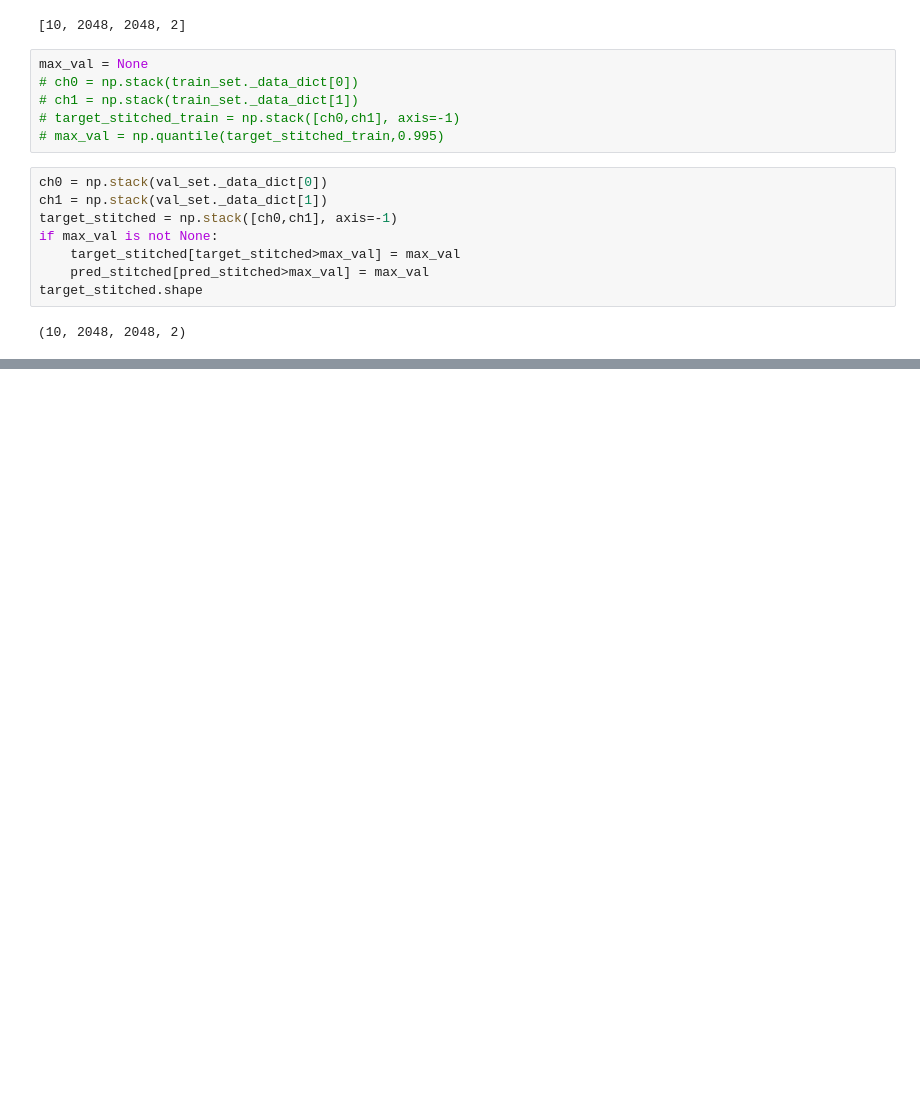
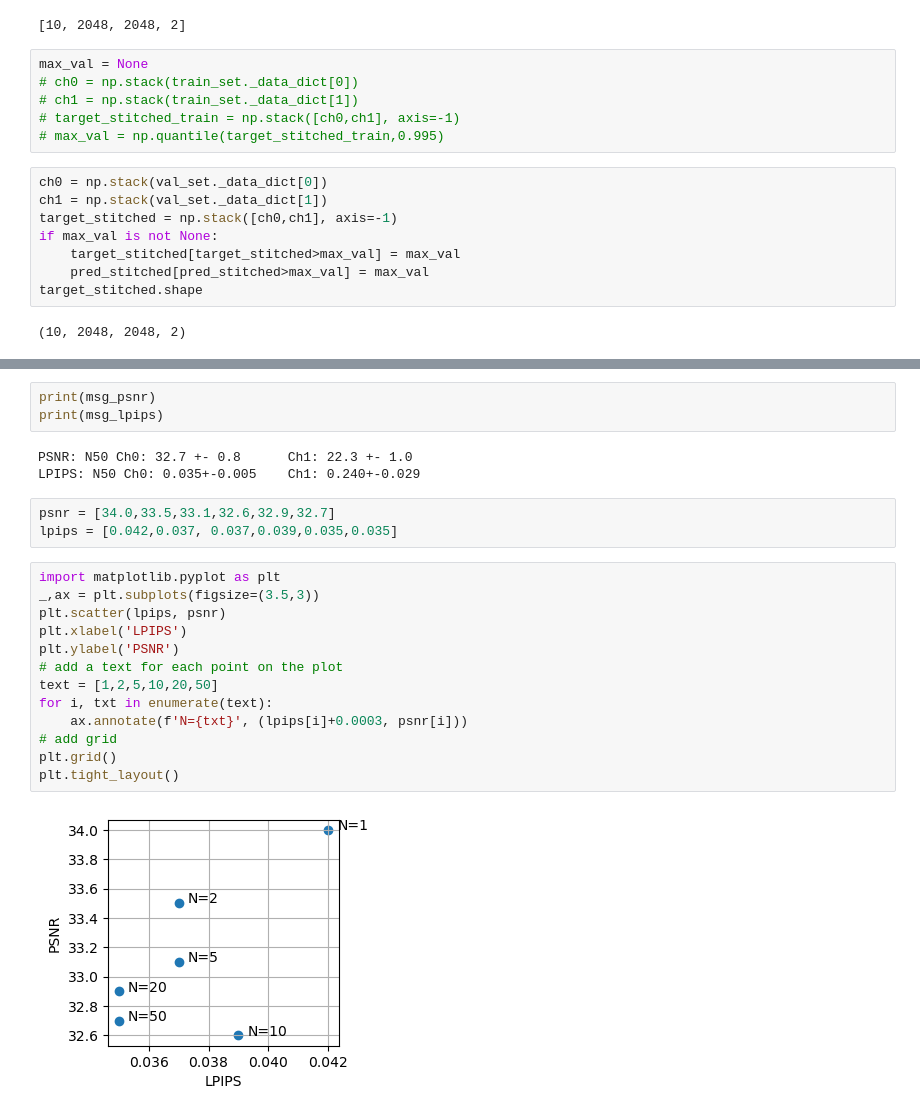
Before and after one commit to rayanirban/DiffSplitting, a Jupyter notebook: notebooks/Evaluate.ipynb, the cells around one changed output, grey strips where cells are left out. Cells and saved outputs as stored; diff of their text form; blank space fills up the shorter version.

```diff
--- a/notebooks/Evaluate.ipynb
+++ b/notebooks/Evaluate.ipynb
@@ -421,0 +410,24 @@ nan nan
+# %%
+print(msg_psnr)
+print(msg_lpips)
+# %% [output]
+PSNR: N50 Ch0: 32.7 +- 0.8      Ch1: 22.3 +- 1.0
+LPIPS: N50 Ch0: 0.035+-0.005    Ch1: 0.240+-0.029
+# %%
+psnr = [34.0,33.5,33.1,32.6,32.9,32.7]
+lpips = [0.042,0.037, 0.037,0.039,0.035,0.035]
+# %%
+import matplotlib.pyplot as plt
+_,ax = plt.subplots(figsize=(3.5,3))
+plt.scatter(lpips, psnr)
+plt.xlabel('LPIPS')
+plt.ylabel('PSNR')
+# add a text for each point on the plot
+text = [1,2,5,10,20,50]
+for i, txt in enumerate(text):
+    ax.annotate(f'N={txt}', (lpips[i]+0.0003, psnr[i]))
+# add grid
+plt.grid()
+plt.tight_layout()
+# %% [output]
+[figure, added]
```
Also changed, not shown: parts of 23 cells of this notebook, 10 other files.
